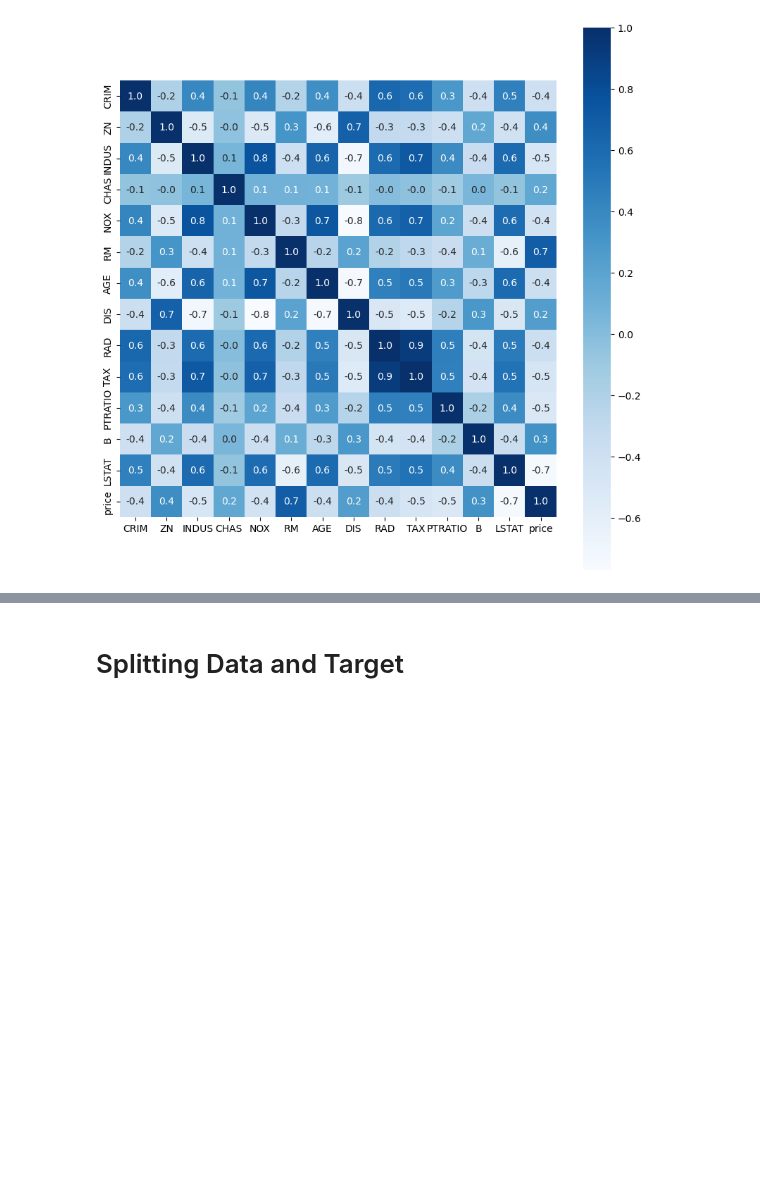
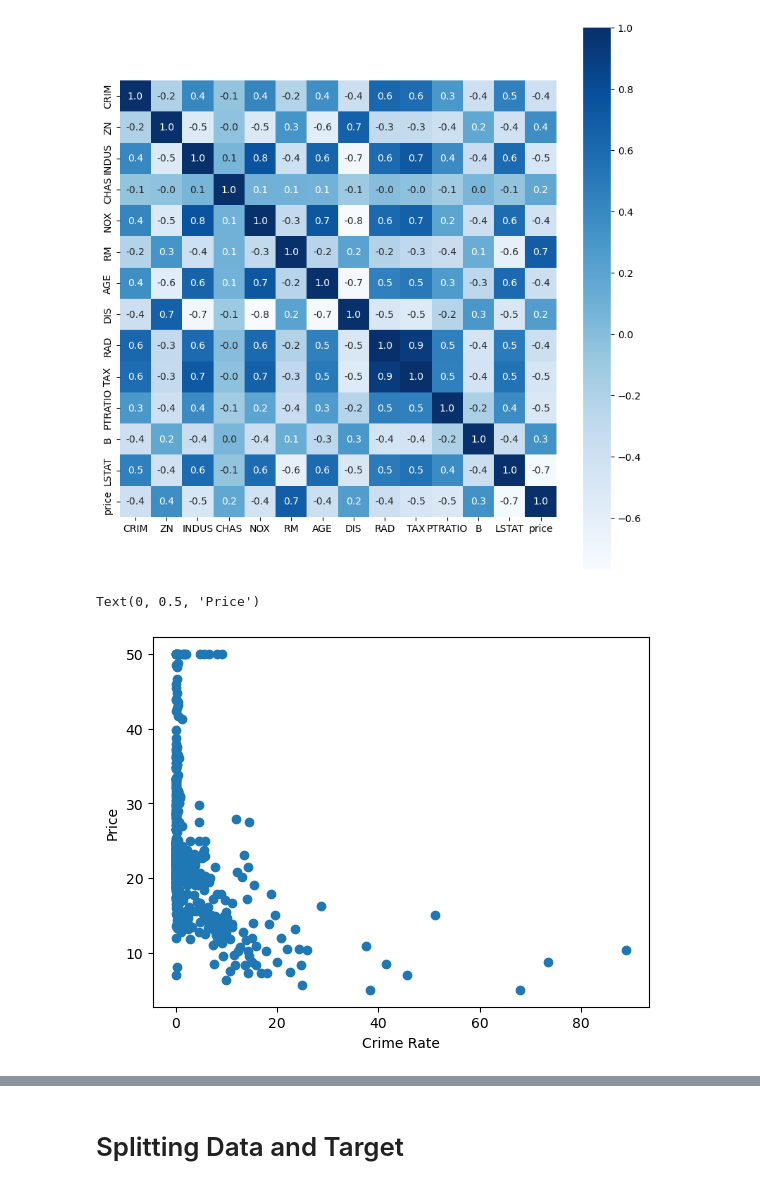
Before and after one commit to thanseefpp/House_price_prediction, a Jupyter notebook: House_Price_Prediction.ipynb, the cells around one changed output, grey strips where cells are left out. Drawn from its saved outputs; the diff is of its cells as text; code cells hidden in the pictures; blank space fills up the shorter version.

```diff
--- a/House_Price_Prediction.ipynb
+++ b/House_Price_Prediction.ipynb
@@ -104,0 +112,7 @@ sns.heatmap(correlation,cbar=True,square=True,fmt='.1f',annot=True,annot_kws={"s
+# %%
+plt.scatter(house_price_data['CRIM'],house_price_data['price'])
+plt.xlabel("Crime Rate")
+plt.ylabel("Price")
+# %% [output]
+Text(0, 0.5, 'Price')
+[figure, added]
```
Also changed, not shown: parts of 43 cells of this notebook, 7 other files.
